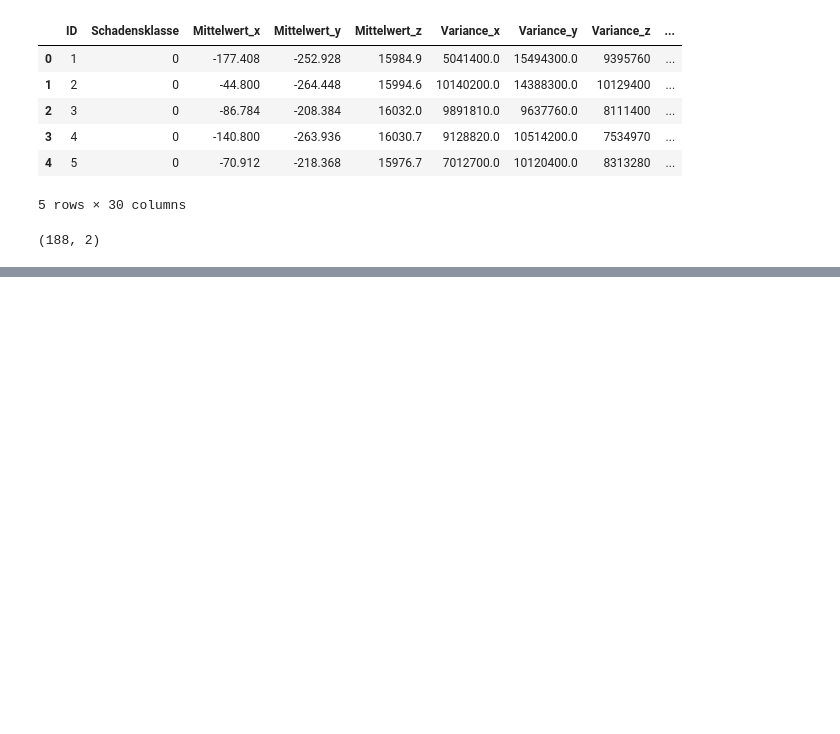
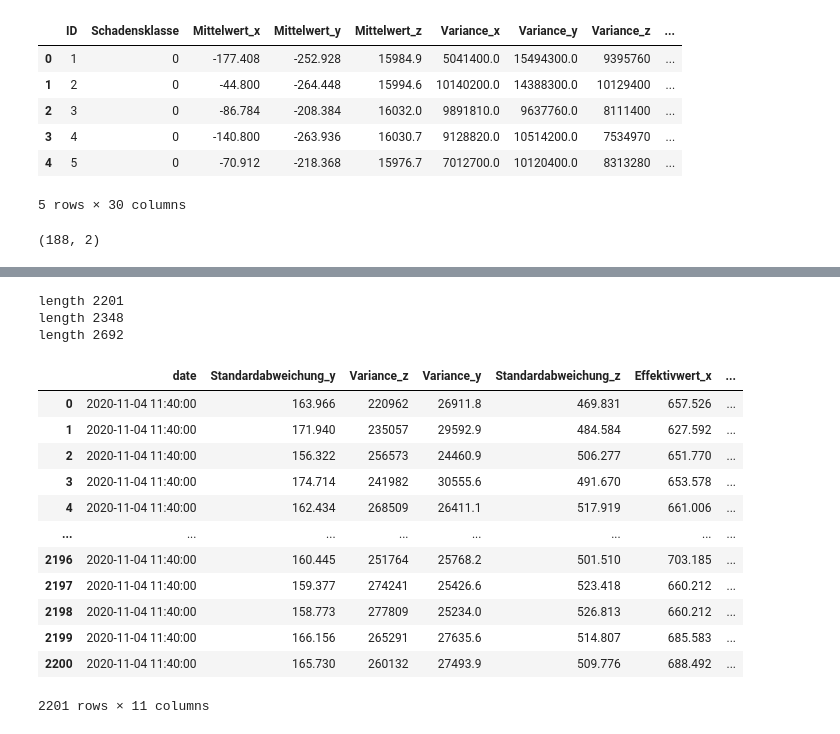
Before and after one commit to lian333/thesis, a Jupyter notebook: Dataanalyse/data_analyse.ipynb, the cells around one changed output, grey strips where cells are left out. Drawn from its saved outputs; the diff is of its cells as text; code cells hidden in the pictures; blank space fills up the shorter version.

```diff
--- a/Dataanalyse/data_analyse.ipynb
+++ b/Dataanalyse/data_analyse.ipynb
@@ -1278,0 +1317,27 @@ df.shape
+# %%
+alltime=np.unique(data_selected.date)
+after=[]
+for x in alltime:
+    length=len(data_selected[data_selected["date"]==x])
+    if length >2000:
+        after.append(x)
+        print('length',length)
+testdf=data_selected[data_selected["date"]==after[0]]
+testdf
+# %% [output]
+length 2201
+length 2348
+length 2692
+|  | date | Standardabweichung_y | Variance_z | Variance_y | Standardabweichung_z | Effektivwert_x | ... |
+| 0 | 2020-11-04 11:40:00 | 163.966 | 220962 | 26911.8 | 469.831 | 657.526 | ... |
+| 1 | 2020-11-04 11:40:00 | 171.940 | 235057 | 29592.9 | 484.584 | 627.592 | ... |
+| 2 | 2020-11-04 11:40:00 | 156.322 | 256573 | 24460.9 | 506.277 | 651.770 | ... |
+| 3 | 2020-11-04 11:40:00 | 174.714 | 241982 | 30555.6 | 491.670 | 653.578 | ... |
+| 4 | 2020-11-04 11:40:00 | 162.434 | 268509 | 26411.1 | 517.919 | 661.006 | ... |
+| ... | ... | ... | ... | ... | ... | ... | ... |
+| 2196 | 2020-11-04 11:40:00 | 160.445 | 251764 | 25768.2 | 501.510 | 703.185 | ... |
+| 2197 | 2020-11-04 11:40:00 | 159.377 | 274241 | 25426.6 | 523.418 | 660.212 | ... |
+| 2198 | 2020-11-04 11:40:00 | 158.773 | 277809 | 25234.0 | 526.813 | 660.212 | ... |
+| 2199 | 2020-11-04 11:40:00 | 166.156 | 265291 | 27635.6 | 514.807 | 685.583 | ... |
+| 2200 | 2020-11-04 11:40:00 | 165.730 | 260132 | 27493.9 | 509.776 | 688.492 | ... |
+2201 rows × 11 columns
```
Also changed, not shown: parts of 9 cells of this notebook, 1 other file.
